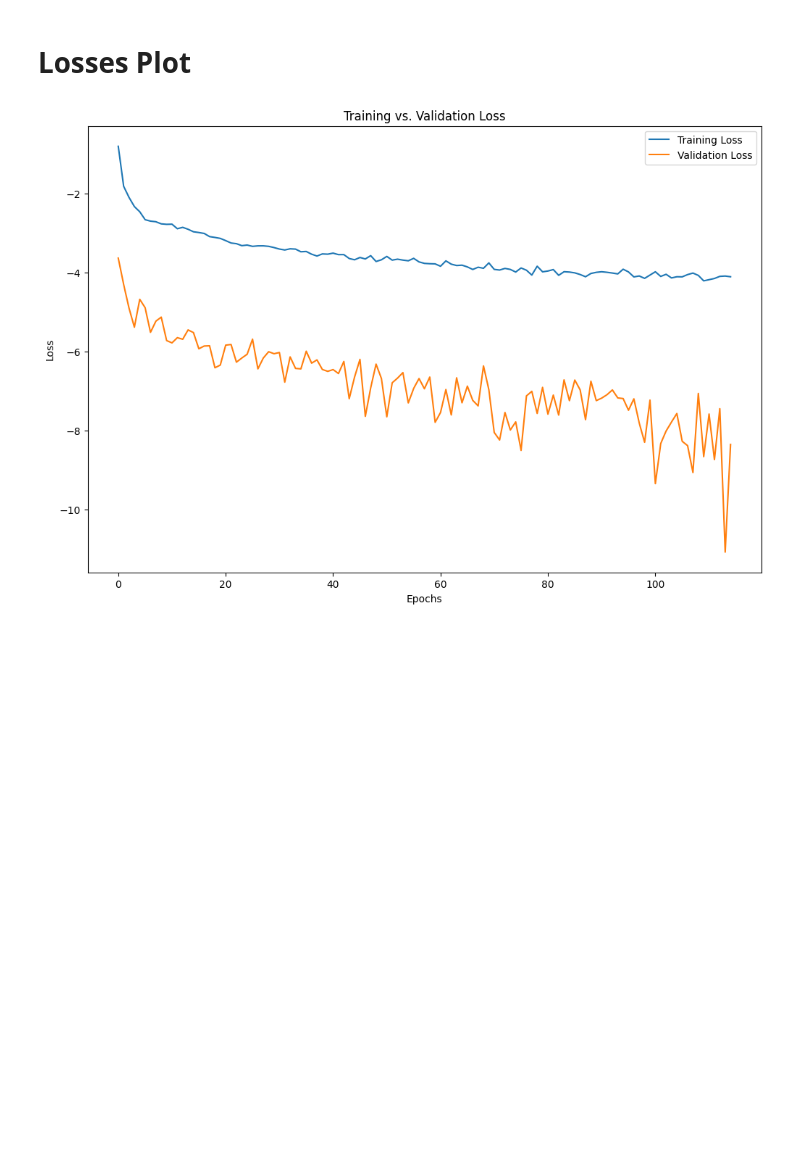
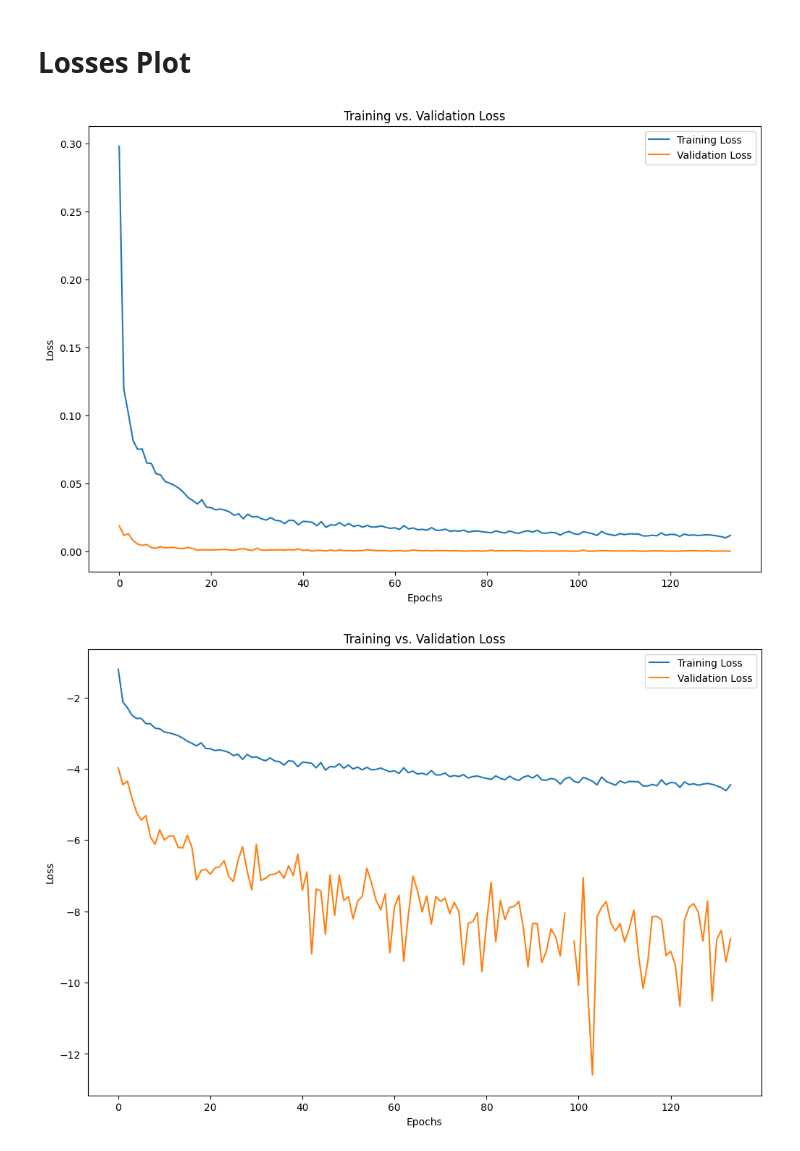
Before and after one commit to GaborinoS/MA-pre-work, a Jupyter notebook: Test_from_scratch/Pretraining_Contrastive_Model.ipynb, the cells around one changed output. Drawn from its saved outputs; the diff is of its cells as text; code cells hidden in the pictures; blank space fills up the shorter version.

```diff
--- a/Test_from_scratch/Pretraining_Contrastive_Model.ipynb
+++ b/Test_from_scratch/Pretraining_Contrastive_Model.ipynb
@@ -156,7 +156,7 @@ class ContrastiveTripletModelwithPHEfficient(nn.Module):
 ## Model initialization
 # %%
 
-patience = 30
+patience = 35
 early_stop_counter = 0
 
 device = torch.device("cuda" if torch.cuda.is_available() else "cpu")
@@ -246,18 +236,16 @@ torch.Size([32, 3, 128, 438])
 # %% [markdown]
 ## Model init and Log file creation
 # %%
-
-
 epochs = config.epochs
 training_losses = []
 validation_losses = []
-
+checkpoint_counter = 0
 
 #load model
 #model = torch.load('results/CLR-2023-11-08-19-epochs-300-ADSMI/checkpoint.pth')
 # Create log directory
 current_date = datetime.datetime.now().strftime('%Y-%m-%d-%H')
-log_dir = f"./results/CLR-{current_date}-epochs-{epochs}-{Data_name}-neu_V3"
+log_dir = f"./results/CLR-{current_date}-epochs-{epochs}-{Data_name}-neu_V5"
 if not os.path.exists(log_dir):
     os.makedirs(log_dir)
 
@@ -326,10 +314,11 @@ for epoch in range(epochs):
     if avg_val_loss < best_loss:
         best_loss = avg_val_loss
         print("Validation Loss improved! Checkpointing the model...")
-        torch.save(model, os.path.join(log_dir, f"checkpoint.pth"))  # Modified this line
+        torch.save(model, os.path.join(log_dir, f"checkpoint_{checkpoint_counter}.pth"))  # Modified this line
         with open(log_file_path, 'a') as log_file:
             log_file.write(f"Validation Loss improved at Epoch {epoch+1}.\n")
         early_stop_counter = 0  # reset counter
+        checkpoint_counter += 1
     else:
         early_stop_counter += 1
 
@@ -374,18 +346,26 @@ Epoch [12/120] Training Loss: 0.0556, Validation Loss: 0.0035
 # %%
 #plot train and validation loss
 #logarithm the two losses
 training_lossesl = np.log(training_losses)
 validation_lossesl = np.log(validation_losses)
 
-
+plt.figure(figsize=(12, 8))
+plt.plot(training_losses, label='Training Loss')
+plt.plot(validation_losses, label='Validation Loss')
+plt.xlabel('Epochs')
+plt.ylabel('Loss')
+plt.legend()
+plt.title('Training vs. Validation Loss')
+plt.show()
 
 plt.figure(figsize=(12, 8))
 plt.plot(training_lossesl, label='Training Loss')
 plt.plot(validation_lossesl, label='Validation Loss')
 plt.xlabel('Epochs')
 plt.ylabel('Loss')
 plt.legend()
 plt.title('Training vs. Validation Loss')
 plt.show()
 # %% [output]
-[figure, old version]
+[figure, new version]
+[figure, added]
```
Also changed, not shown: parts of 4 cells of this notebook, 9 other files.
